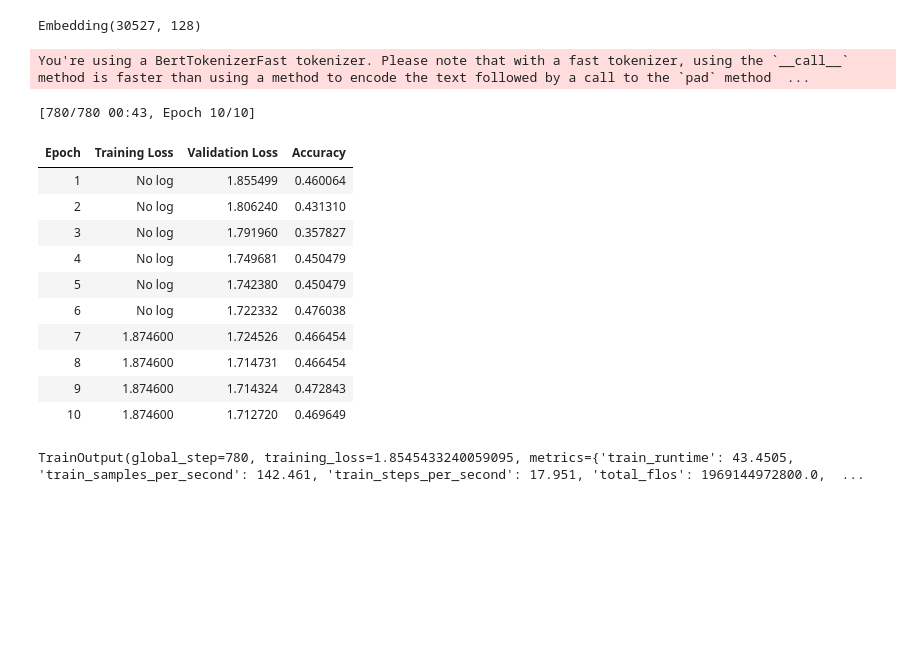
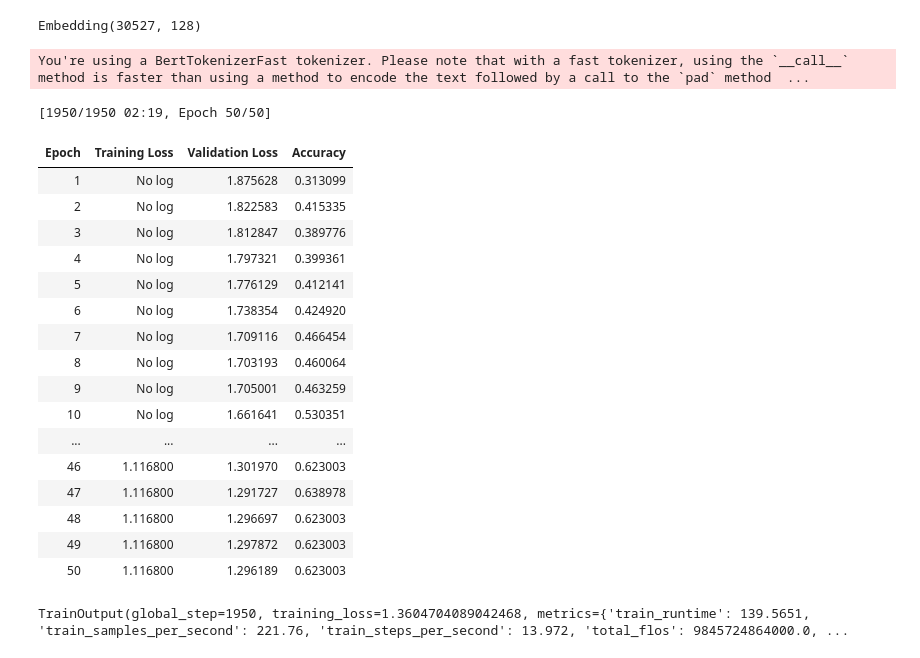
Before and after one commit to IvanDePivan/2AMM30-groep-2, a Jupyter notebook: Model_RE.ipynb, the cells around one changed output. Saved outputs shown, nothing was run; the diff lists cells and outputs as text; code cells hidden in the pictures; blank space fills up the shorter version.

```diff
--- a/Model_RE.ipynb
+++ b/Model_RE.ipynb
@@ -428,46 +426,66 @@ model.resize_token_embeddings(len(tokenizer))
 Some weights of BertForSequenceClassification were not initialized from the model checkpoint at prajjwal1/bert-tiny and are newly initialized: ['classifier.weight', 'classifier.bias']
 You should probably TRAIN this model on a down-stream task to be able to use it for predictions and inference.
 Embedding(30527, 128)
+# %%
+from torch import nn
+from transformers import Trainer
+
+
+class CustomTrainer(Trainer):
+    def compute_loss(self, model, inputs, return_outputs=False):
+        labels = inputs.pop("labels")
+        # forward pass
+        outputs = model(**inputs)
+        logits = outputs.get("logits")
+        loss_fct = nn.CrossEntropyLoss(weight=torch.tensor([1.0,1.0,1.0,1.0,1.0,2.0,1.0], device=model.device))
+        loss = loss_fct(logits.view(-1, self.model.config.num_labels), labels.view(-1))
+        return (loss, outputs) if return_outputs else loss
 # %%
 training_args = TrainingArguments(
     output_dir="my_awesome_model",
     learning_rate=2e-5,
-    per_device_train_batch_size=8,
-    per_device_eval_batch_size=8,
-    num_train_epochs=10,
+    per_device_train_batch_size=16,
+    per_device_eval_batch_size=16,
+    num_train_epochs=50,
     weight_decay=0.01,
     evaluation_strategy="epoch",
     save_strategy="epoch",
     load_best_model_at_end=True,
     push_to_hub=False,
 )
 
-trainer = Trainer(
+trainer = CustomTrainer(
     model=model,
     args=training_args,
     train_dataset=train_dataset,
     eval_dataset=val_dataset,
     tokenizer=tokenizer,
     data_collator=data_collator,
     compute_metrics=compute_metrics,
 )
 
 trainer.train()
 # %% [output]
 You're using a BertTokenizerFast tokenizer. Please note that with a fast tokenizer, using the `__call__` method is faster than using a method to encode the text followed by a call to the `pad` method  ...
-[780/780 00:43, Epoch 10/10]
+[1950/1950 02:19, Epoch 50/50]
 | Epoch | Training Loss | Validation Loss | Accuracy |
-| 1 | No log | 1.855499 | 0.460064 |
-| 2 | No log | 1.806240 | 0.431310 |
-| 3 | No log | 1.791960 | 0.357827 |
-| 4 | No log | 1.749681 | 0.450479 |
-| 5 | No log | 1.742380 | 0.450479 |
-| 6 | No log | 1.722332 | 0.476038 |
-| 7 | 1.874600 | 1.724526 | 0.466454 |
-| 8 | 1.874600 | 1.714731 | 0.466454 |
-| 9 | 1.874600 | 1.714324 | 0.472843 |
-| 10 | 1.874600 | 1.712720 | 0.469649 |
+| 1 | No log | 1.875628 | 0.313099 |
+| 2 | No log | 1.822583 | 0.415335 |
+| 3 | No log | 1.812847 | 0.389776 |
+| 4 | No log | 1.797321 | 0.399361 |
+| 5 | No log | 1.776129 | 0.412141 |
+| 6 | No log | 1.738354 | 0.424920 |
+| 7 | No log | 1.709116 | 0.466454 |
+| 8 | No log | 1.703193 | 0.460064 |
+| 9 | No log | 1.705001 | 0.463259 |
+| 10 | No log | 1.661641 | 0.530351 |
+| ... | ... | ... | ... |
+| 46 | 1.116800 | 1.301970 | 0.623003 |
+| 47 | 1.116800 | 1.291727 | 0.638978 |
+| 48 | 1.116800 | 1.296697 | 0.623003 |
+| 49 | 1.116800 | 1.297872 | 0.623003 |
+| 50 | 1.116800 | 1.296189 | 0.623003 |
-TrainOutput(global_step=780, training_loss=1.8545433240059095, metrics={'train_runtime': 43.4505, 'train_samples_per_second': 142.461, 'train_steps_per_second': 17.951, 'total_flos': 1969144972800.0,  ...
+TrainOutput(global_step=1950, training_loss=1.3604704089042468, metrics={'train_runtime': 139.5651, 'train_samples_per_second': 221.76, 'train_steps_per_second': 13.972, 'total_flos': 9845724864000.0, ...
 # %%
 from transformers import AutoConfig
 import datetime
```
Also changed, not shown: parts of 8 cells of this notebook.
